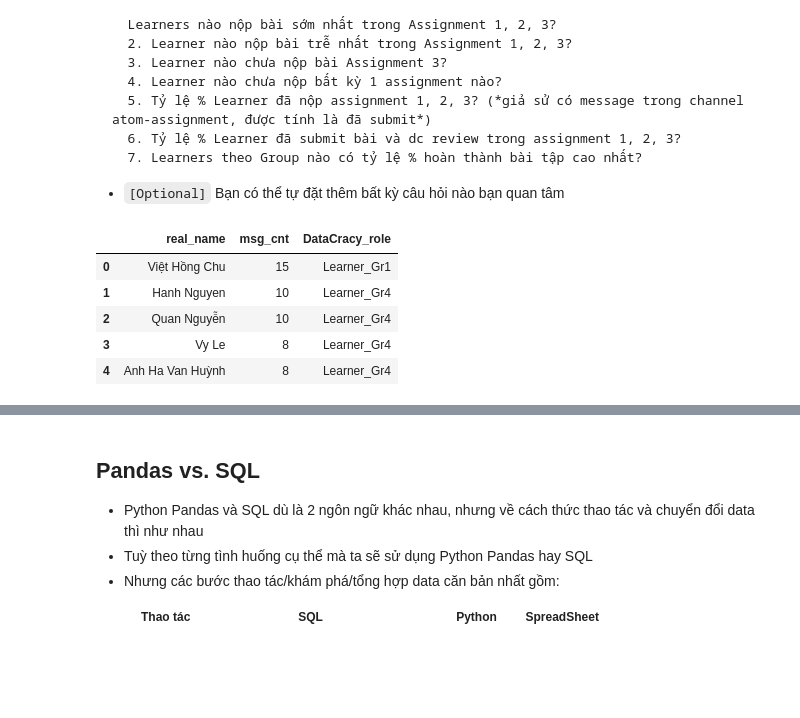
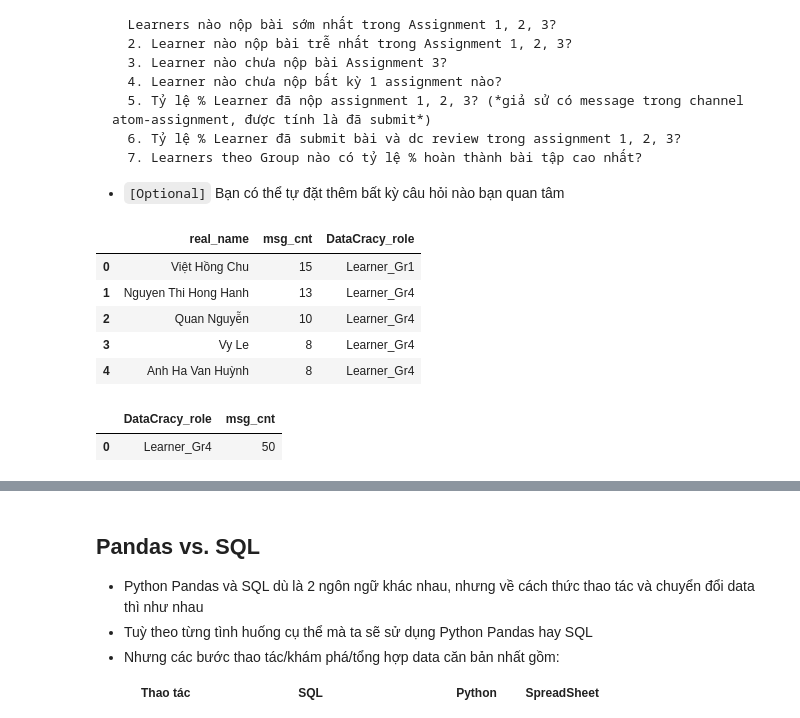
Before and after one commit to ngocvu74/atom-assignments, a Jupyter notebook: Home_assignment_4.ipynb, the cells around one changed output, grey strips where cells are left out. Drawn from its saved outputs; the diff is of its cells as text; code cells hidden in the pictures; blank space fills up the shorter version.

````diff
--- a/Home_assignment_4.ipynb
+++ b/Home_assignment_4.ipynb
@@ -829,35 +830,53 @@ con.execute(SQL).fetch_df()
 ```
 * `[Optional]` Bạn có thể tự đặt thêm bất kỳ câu hỏi nào bạn quan tâm
 # %%
-## 1.1.Learners group nào hoạt động tích cực nhất trên Slack nhất?
-SQL_1 = '''
+## Learners của từng groups hoạt động tích cực nhất trên Slack nhất?
+SQL_1A = '''
 
 WITH msg_cnt AS (-----> (1) Chain SQL: tạo bảng tạm thời msg_cnt: count số msg theo user, theo channel
   SELECT
     user_id,
     COUNT(msg_id) AS msg_cnt
   FROM msg_df
   GROUP BY user_id
 )
 SELECT
   t2.real_name,
   t1.msg_cnt,
   t2.DataCracy_role
 from msg_cnt AS t1
 join  members_df AS t2 ------------ > (2) Join msg_count với members_df để lấy tên và role
 ON t1.user_id = t2.user_id
 WHERE t2.DataCracy_role LIKE 'Learner%' ------------- > (3) Filter Learners
 ORDER BY t1.msg_cnt DESC ---------- > (4) Sẵp xếp theo số msg từ cao xuống thấp
 LIMIT 5 --> Lấy top 5
 '''
-con.execute(SQL_1).fetch_df()
+con.execute(SQL_1A).fetch_df()
 # %% [output]
 |  | real_name | msg_cnt | DataCracy_role |
 | 0 | Việt Hồng Chu | 15 | Learner_Gr1 |
-| 1 | Hanh Nguyen | 10 | Learner_Gr4 |
+| 1 | Nguyen Thi Hong Hanh | 13 | Learner_Gr4 |
 | 2 | Quan Nguyễn | 10 | Learner_Gr4 |
 | 3 | Vy Le | 8 | Learner_Gr4 |
 | 4 | Anh Ha Van Huỳnh | 8 | Learner_Gr4 |
+# %%
+## 1.1 Learners Groups nào hoạt động tích cực nhất trên Slack nhất?
+SQL_1 = '''
+SELECT DataCracy_role, count(msg_id) AS 'msg_cnt'
+FROM members_df mem join msg_df msg on mem.user_id = msg.user_id
+where DataCracy_role like 'Learner%'
+group by DataCracy_role
+having count(msg_id) >= all (select count(msg_id)
+                                from members_df mem join msg_df msg on mem.user_id = msg.user_id
+                                where DataCracy_role like 'Learner%'
+                                group by DataCracy_role)
+
+
+'''
+con.execute(SQL_1).fetch_df()
+# %% [output]
+|  | DataCracy_role | msg_cnt |
+| 0 | Learner_Gr4 | 50 |
 # %%
 ## 1.2.Learner nộp bài sớm nhất atom_assignment 1, 2, 3
 SQL_2 = '''
````
Also changed, not shown: parts of 28 cells of this notebook.
